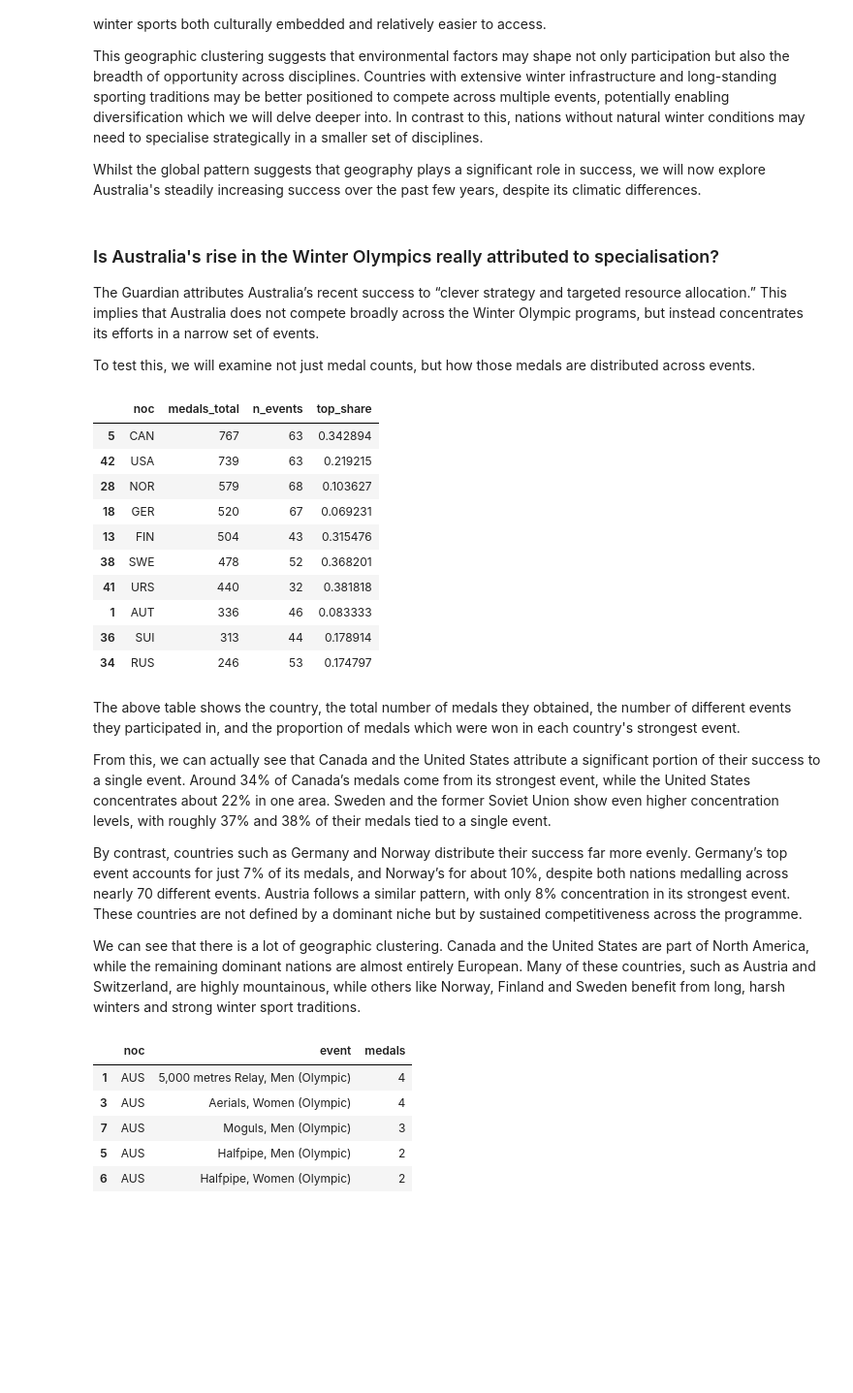
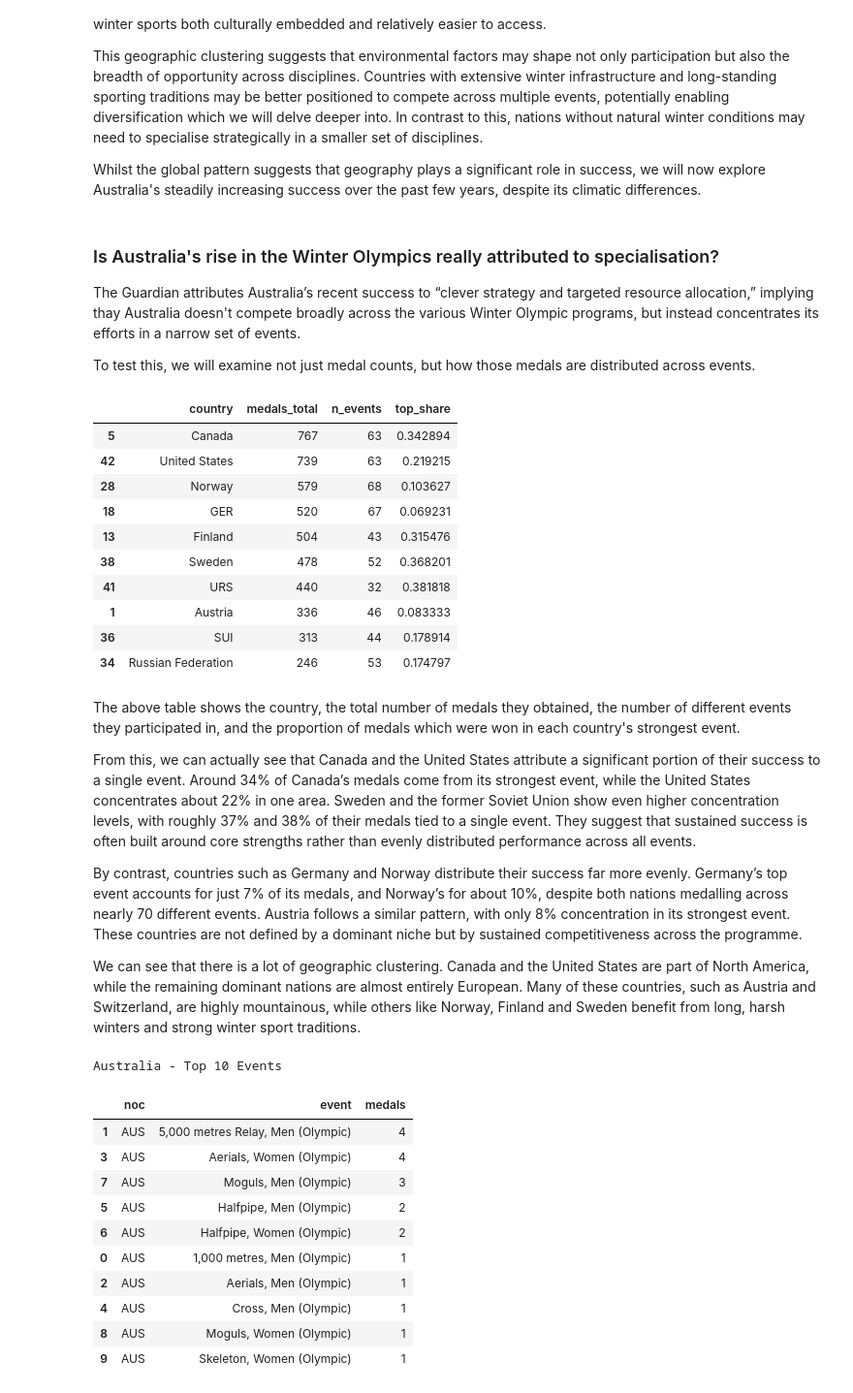
Before and after one commit to dpark2380/comm3180_S26_Blog, a Jupyter notebook: posts/blog_03_olympics/DOW3_olympics.ipynb, the cells around one changed output. Shown at 97% size. Saved outputs shown, nothing was run; the diff lists cells and outputs as text; code cells hidden in the pictures; blank space fills up the shorter version.

```diff
--- a/posts/blog_03_olympics/DOW3_olympics.ipynb
+++ b/posts/blog_03_olympics/DOW3_olympics.ipynb
@@ -112,7 +113,7 @@ Whilst the global pattern suggests that geography plays a significant role in su
 # %% [markdown]
 ### Is Australia's rise in the Winter Olympics really attributed to specialisation?
 
-The Guardian attributes Australia’s recent success to “clever strategy and targeted resource allocation.” This implies that Australia does not compete broadly across the Winter Olympic programs, but instead concentrates its efforts in a narrow set of events.
+The Guardian attributes Australia’s recent success to “clever strategy and targeted resource allocation,” implying thay Australia doesn't compete broadly across the various Winter Olympic programs, but instead concentrates its efforts in a narrow set of events.
 
 To test this, we will examine not just medal counts, but how those medals are distributed across events.
 # %%
@@ -132,23 +133,38 @@ div_metrics = (
     .reset_index()
 )
 
-div_metrics.sort_values("medals_total", ascending=False).head(10)
+country_names = (
+    pop_df[["Country Code", "Country Name"]]
+    .drop_duplicates()
+    .rename(columns={"Country Code": "noc", "Country Name": "country"})
+)
+
+div_metrics_named = div_metrics.merge(country_names, on="noc", how="left")
+
+# Displaying the noc code if the country name is not available.
+div_metrics_named["country"] = div_metrics_named["country"].fillna(div_metrics_named["noc"])
+
+div_metrics_named = div_metrics_named[
+    ["country", "medals_total", "n_events", "top_share"]
+]
+
+div_metrics_named.sort_values("medals_total", ascending=False).head(10)
 # %% [output]
-|  | noc | medals_total | n_events | top_share |
-| 5 | CAN | 767 | 63 | 0.342894 |
-| 42 | USA | 739 | 63 | 0.219215 |
-| 28 | NOR | 579 | 68 | 0.103627 |
+|  | country | medals_total | n_events | top_share |
+| 5 | Canada | 767 | 63 | 0.342894 |
+| 42 | United States | 739 | 63 | 0.219215 |
+| 28 | Norway | 579 | 68 | 0.103627 |
 | 18 | GER | 520 | 67 | 0.069231 |
-| 13 | FIN | 504 | 43 | 0.315476 |
-| 38 | SWE | 478 | 52 | 0.368201 |
+| 13 | Finland | 504 | 43 | 0.315476 |
+| 38 | Sweden | 478 | 52 | 0.368201 |
 | 41 | URS | 440 | 32 | 0.381818 |
-| 1 | AUT | 336 | 46 | 0.083333 |
+| 1 | Austria | 336 | 46 | 0.083333 |
 | 36 | SUI | 313 | 44 | 0.178914 |
-| 34 | RUS | 246 | 53 | 0.174797 |
+| 34 | Russian Federation | 246 | 53 | 0.174797 |
 # %% [markdown]
 The above table shows the country, the total number of medals they obtained, the number of different events they participated in, and the proportion of medals which were won in each country's strongest event.
 
-From this, we can actually see that Canada and the United States attribute a significant portion of their success to a single event. Around 34% of Canada’s medals come from its strongest event, while the United States concentrates about 22% in one area. Sweden and the former Soviet Union show even higher concentration levels, with roughly 37% and 38% of their medals tied to a single event.
+From this, we can actually see that Canada and the United States attribute a significant portion of their success to a single event. Around 34% of Canada’s medals come from its strongest event, while the United States concentrates about 22% in one area. Sweden and the former Soviet Union show even higher concentration levels, with roughly 37% and 38% of their medals tied to a single event. They suggest that sustained success is often built around core strengths rather than evenly distributed performance across all events.
 
 By contrast, countries such as Germany and Norway distribute their success far more evenly. Germany’s top event accounts for just 7% of its medals, and Norway’s for about 10%, despite both nations medalling across nearly 70 different events. Austria follows a similar pattern, with only 8% concentration in its strongest event. These countries are not defined by a dominant niche but by sustained competitiveness across the programme.
 
@@ -156,15 +172,24 @@ We can see that there is a lot of geographic clustering. Canada and the United S
 # %%
 aus_events = (
     country_event[country_event["noc"] == "AUS"]
     .sort_values("medals", ascending=False)
+    .head(10)
 )
 
-aus_events.head()
+display(
+    aus_events.style.set_caption("Australia - Top 10 Events"),
+)
 # %% [output]
+Australia - Top 10 Events
 |  | noc | event | medals |
 | 1 | AUS | 5,000 metres Relay, Men (Olympic) | 4 |
 | 3 | AUS | Aerials, Women (Olympic) | 4 |
 | 7 | AUS | Moguls, Men (Olympic) | 3 |
 | 5 | AUS | Halfpipe, Men (Olympic) | 2 |
 | 6 | AUS | Halfpipe, Women (Olympic) | 2 |
+| 0 | AUS | 1,000 metres, Men (Olympic) | 1 |
+| 2 | AUS | Aerials, Men (Olympic) | 1 |
+| 4 | AUS | Cross, Men (Olympic) | 1 |
+| 8 | AUS | Moguls, Women (Olympic) | 1 |
+| 9 | AUS | Skeleton, Women (Olympic) | 1 |
 # %%
```
Also changed, not shown: parts of 13 cells of this notebook.
